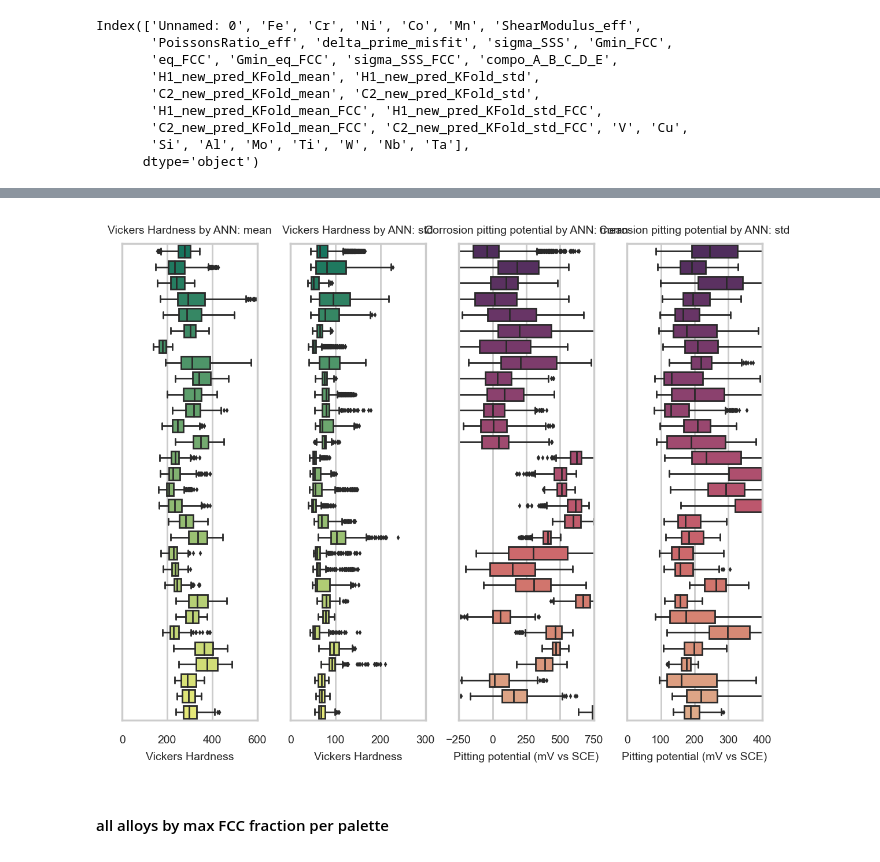
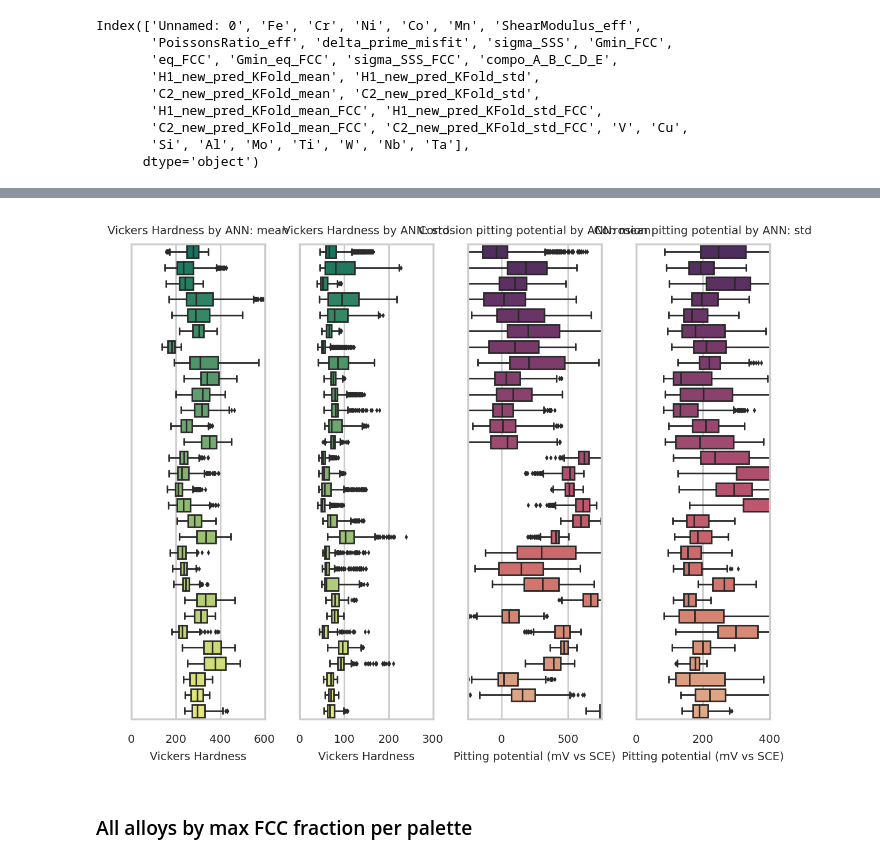
Before and after one commit to YXWU2014/CCA_CALPHAD_SSS_ML, a Jupyter notebook: sns_plot.ipynb, the cells around one changed output, grey strips where cells are left out. Saved outputs shown, nothing was run; the diff lists cells and outputs as text; code cells hidden in the pictures.

```diff
--- a/sns_plot.ipynb
+++ b/sns_plot.ipynb
@@ -383,37 +397,37 @@ axs[1].set_title('Vickers Hardness by ANN: std', fontsize=font_size)
 axs[1].set_xlabel('Vickers Hardness', fontsize=font_size)
 axs[1].set_ylabel(None)
 axs[1].set_yticklabels([])
 axs[1].set_xlim([0, 300])
 axs[1].tick_params(axis='both', labelsize=font_size)
 
 sns.boxplot(data=df_H1_C2_sns_30, x="C2_new_pred_KFold_mean_FCC",
             y="compo_A_B_C_D_E", linewidth=1, fliersize=1, ax=axs[2], palette="flare_r")
 # sns.despine(left=True, ax=axs[2])
 axs[2].set_title('Corrosion pitting potential by ANN: mean',
                  fontsize=font_size)
 axs[2].set_xlabel('Pitting potential (mV vs SCE)', fontsize=font_size)
 axs[2].set_ylabel(None)
 axs[2].set_yticklabels([])
-axs[2].set_xlim([-250, 750])
+axs[2].set_xlim([-300, 800])
 axs[2].tick_params(axis='both', labelsize=font_size)
 
 sns.boxplot(data=df_H1_C2_sns_30, x="C2_new_pred_KFold_std_FCC",
             y="compo_A_B_C_D_E", linewidth=1, fliersize=1, ax=axs[3], palette="flare_r")
 # sns.despine(left=True, ax=axs[2])
 axs[3].set_title('Corrosion pitting potential by ANN: std', fontsize=font_size)
 axs[3].set_xlabel('Pitting potential (mV vs SCE)', fontsize=font_size)
 axs[3].set_ylabel(None)
 axs[3].set_yticklabels([])
 axs[3].set_xlim([0, 400])
 axs[3].tick_params(axis='both', labelsize=font_size)
 
 plt.tight_layout()
 # plt.savefig('sns_plot_30', bbox_inches='tight')
 plt.show()
 # %% [output]
-[figure, old version]
+[figure, new version]
 # %% [markdown]
-#### all alloys by max FCC fraction per palette
+### All alloys by max FCC fraction per palette
 # %%
 fig, axs = plt.subplots(ncols=5, figsize=(9, 9), dpi=200)
 sns.set_theme(style="whitegrid")
```
Also changed, not shown: parts of 11 cells of this notebook, 2 other files.
